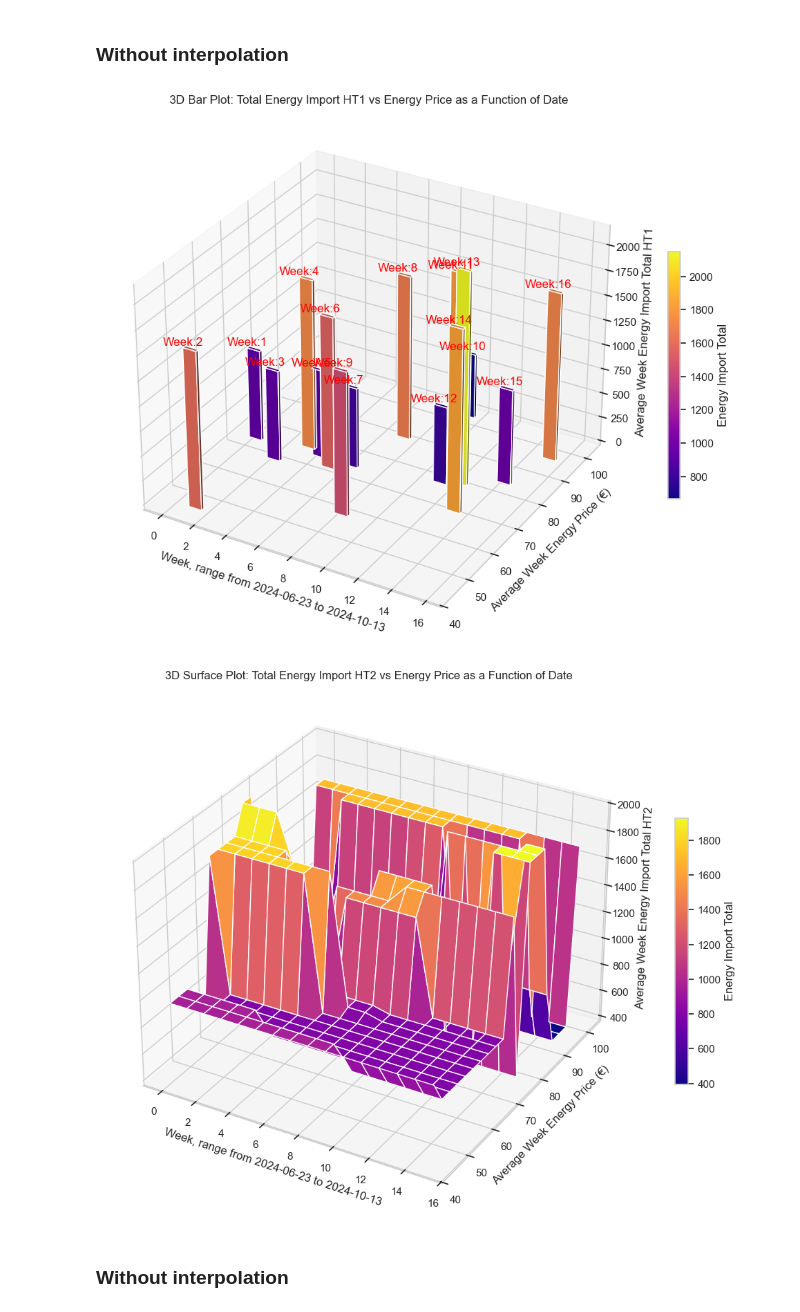
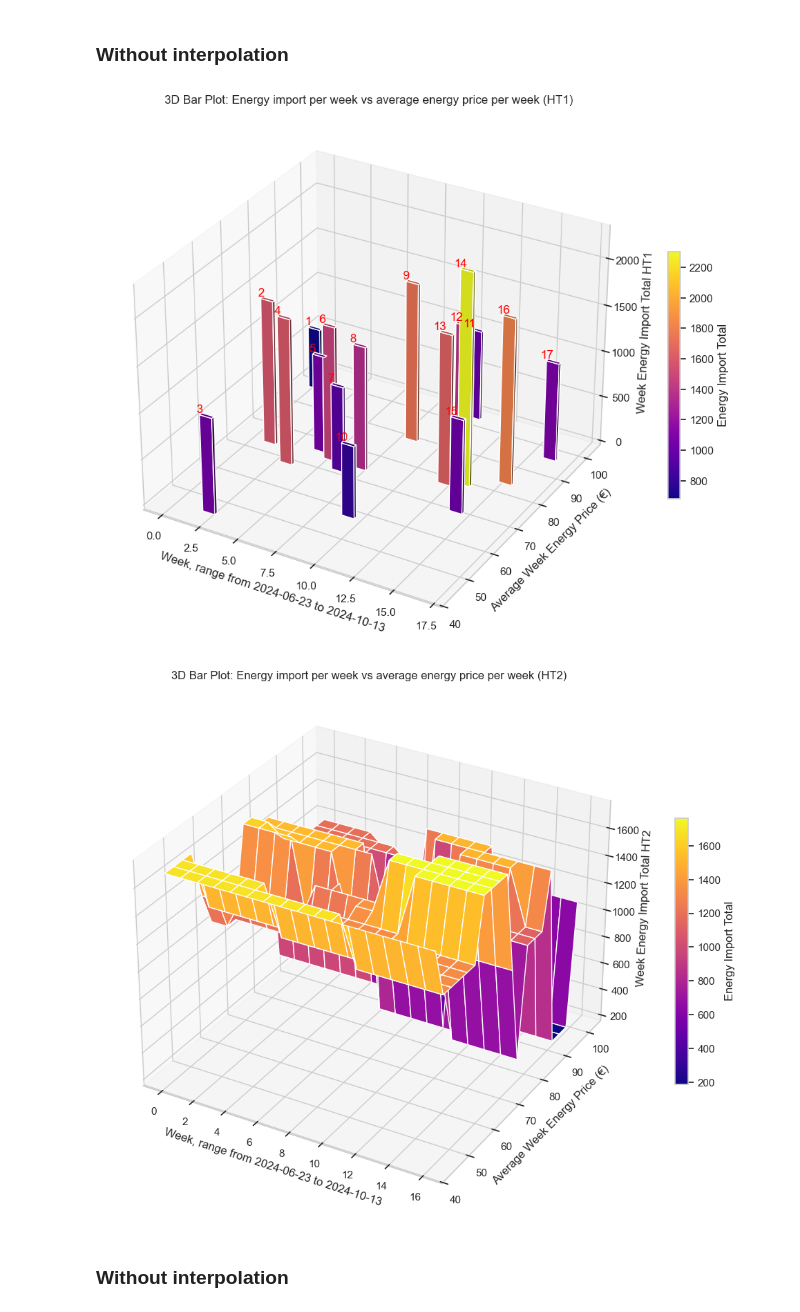
Before and after one commit to PiotrKersten/server-side-queries, a Jupyter notebook: main.ipynb, the cells around one changed output. Saved outputs shown, nothing was run; the diff lists cells and outputs as text; code cells hidden in the pictures.

```diff
--- a/main.ipynb
+++ b/main.ipynb
@@ -558,7 +583,7 @@ for i in range(1, 3):
     y = df_res['energie_prijs_currentPrice']
     print(x,y)
     plt.subplot(1, 2, i)
-    plt.bar(x, y, color='blue' if i == 1 else 'green')
+    plt.bar(x, y, width=5, color='blue' if i == 1 else 'green')
     plt.title(f"Price vs {col}")
     plt.xlabel(col)
     plt.ylabel("Price")
@@ -705,7 +730,13 @@ Freq: W-SUN, Name: energie_prijs_currentPrice, dtype: float64
 # More variety between those
 # %%
 
-df_res_copy = df_res.iloc[:, :3].copy()
-weekly_avg_df = df_res_copy.resample('W').mean()
+df_res_copy = df_res[['energie_prijs_currentPrice', 'ht_wp_1_id_energyImportTotal_delta', 'ht_wp_2_id_energyImportTotal_delta']].copy()
+
+weekly_avg_df = df_res_copy.resample('W').agg({
+    'energie_prijs_currentPrice': 'mean',
+    'ht_wp_1_id_energyImportTotal_delta': 'sum',
+    'ht_wp_2_id_energyImportTotal_delta': 'sum'
+})
+
 print(weekly_avg_df)
 # %% [output]
@@ -731,9 +760,3 @@ timestamp
-# %%
-delta_columns = ["ht_wp_1_id_energyImportTotal", "ht_wp_2_id_energyImportTotal"]
-df_res = weekly_avg_df.copy()
-
-for col in delta_columns:
-     weekly_avg_df.loc[:, f'{col}_delta'] = weekly_avg_df[col].diff()
 # %%
 print(weekly_avg_df.index)
 # %% [output]
@@ -841,5 +865,7 @@ plt.show()
 # %%
 #CONVERT TIME INDEX TO 1-17
+
+weekly_avg_df.index = range(len(weekly_avg_df))
 # %% [markdown]
 ### Weekly energy price vs weekly energy import
 # %%
@@ -933,37 +961,37 @@ from mpl_toolkits.mplot3d import Axes3D
 from matplotlib import cm
 
 prices = weekly_avg_df['energie_prijs_currentPrice'].values
 energy_import = weekly_avg_df['ht_wp_1_id_energyImportTotal_delta'].values
 dates = np.arange(len(weekly_avg_df))
 
 fig = plt.figure(figsize=(12, 15))
 ax = fig.add_subplot(111, projection='3d')
 
 dx = dy = 0.8
 dz = energy_import
 
 norm = plt.Normalize(min(energy_import), max(energy_import))
 colors = cm.plasma(norm(energy_import))
 
 bars = ax.bar3d(dates, prices, np.zeros_like(dz), dx, dy, dz, color=colors, shade=True)
 
 for i in range(len(energy_import)):
     week_number = dates[i]
-    ax.text(dates[i], prices[i], dz[i], f'Week:{week_number+1}', color='red', ha='center', va='bottom')
+    ax.text(dates[i], prices[i], dz[i], f'{week_number+1}', color='red', ha='center', va='bottom')
 
 ax.set_xlabel('Week, range from 2024-06-23 to 2024-10-13')
 ax.set_ylabel('Average Week Energy Price (€)')
-ax.set_zlabel('Average Week Energy Import Total HT1')
+ax.set_zlabel('Week Energy Import Total HT1')
 
 mappable = cm.ScalarMappable(cmap='plasma', norm=norm)
 mappable.set_array(energy_import)
 cbar = fig.colorbar(mappable, ax=ax, shrink=0.3)
 cbar.set_label('Energy Import Total')
 
-plt.title('3D Bar Plot: Total Energy Import HT1 vs Energy Price as a Function of Date')
+plt.title('3D Bar Plot: Energy import per week vs average energy price per week (HT1)')
 plt.show()
 # %% [output]
-[figure, old version]
+[figure, new version]
 # %%
 prices = weekly_avg_df['energie_prijs_currentPrice']
 energy_import = weekly_avg_df['ht_wp_2_id_energyImportTotal_delta']
@@ -982,17 +1010,17 @@ surf = ax.plot_surface(date_grid, price_grid, energy_import_grid, cmap='plasma')
 
 ax.set_xlabel('Week, range from 2024-06-23 to 2024-10-13')
 ax.set_ylabel('Average Week Energy Price (€)')
-ax.set_zlabel('Average Week Energy Import Total HT2')
+ax.set_zlabel('Week Energy Import Total HT2')
 
 
 cbar = fig.colorbar(surf, shrink=0.5)
 cbar.set_label('Energy Import Total')
 
 
-plt.title('3D Surface Plot: Total Energy Import HT2 vs Energy Price as a Function of Date')
+plt.title('3D Bar Plot: Energy import per week vs average energy price per week (HT2)')
 plt.show()
 # %% [output]
-[figure, old version]
+[figure, new version]
 # %% [markdown]
 ### Without interpolation
 # %%
```
Also changed, not shown: parts of 19 cells of this notebook, 5 other files.
